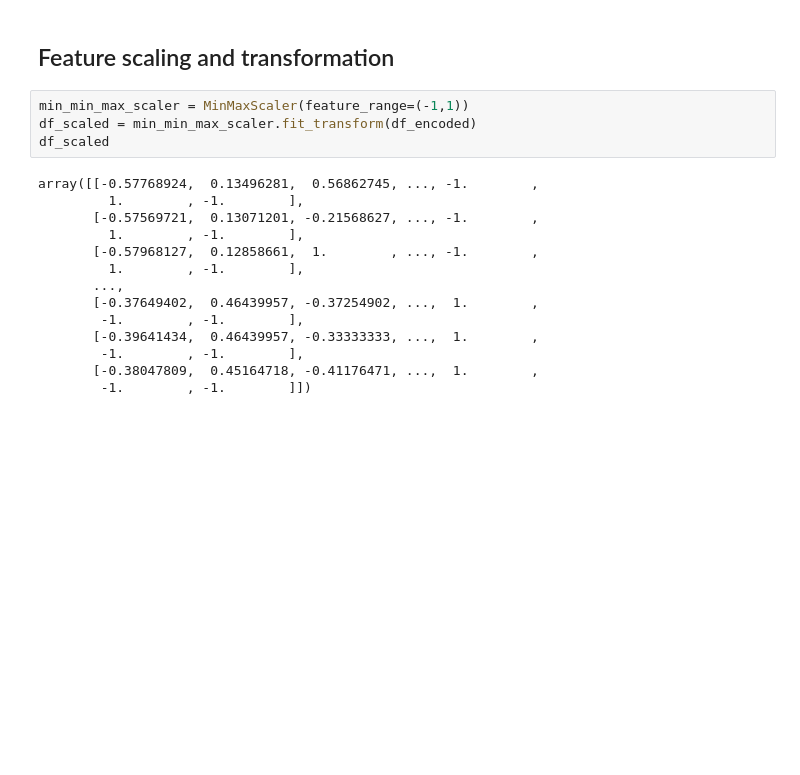
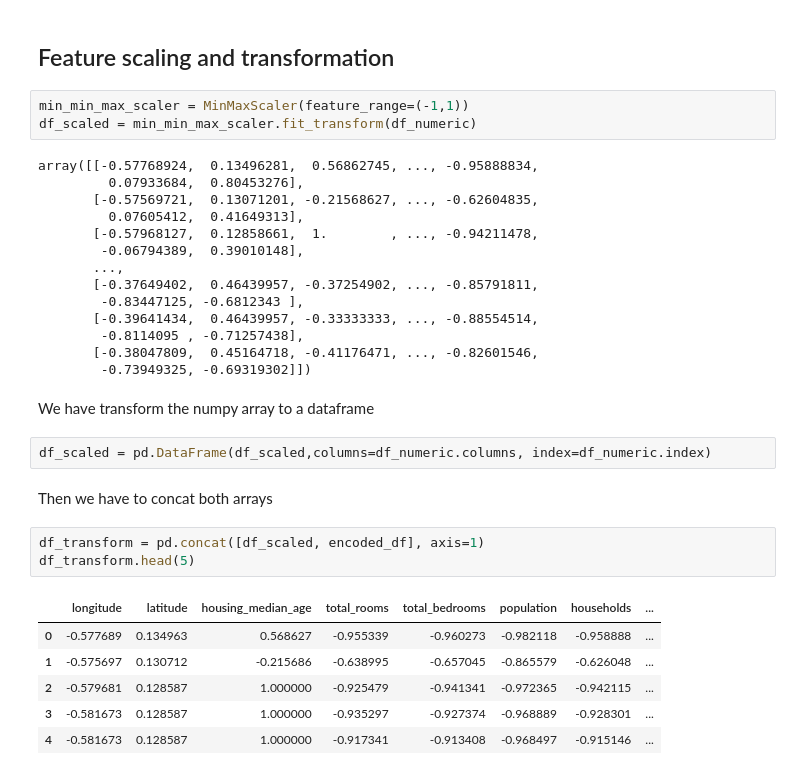
Before and after one commit to psilvac/house_price_project, a Jupyter notebook: notebooks/exploratory_analysis.ipynb, the cells around one changed output. Saved outputs shown, nothing was run; the diff lists cells and outputs as text; blank space fills up the shorter version.

Commit message:
correct transformation

```diff
--- a/notebooks/exploratory_analysis.ipynb
+++ b/notebooks/exploratory_analysis.ipynb
@@ -220,19 +217,34 @@ df_encoded.head(5)
 ## Feature scaling and transformation
 # %%
 min_min_max_scaler = MinMaxScaler(feature_range=(-1,1))
-df_scaled = min_min_max_scaler.fit_transform(df_encoded)
-df_scaled
+df_scaled = min_min_max_scaler.fit_transform(df_numeric)
 # %% [output]
-array([[-0.57768924,  0.13496281,  0.56862745, ..., -1.        ,
-         1.        , -1.        ],
-       [-0.57569721,  0.13071201, -0.21568627, ..., -1.        ,
-         1.        , -1.        ],
-       [-0.57968127,  0.12858661,  1.        , ..., -1.        ,
-         1.        , -1.        ],
+array([[-0.57768924,  0.13496281,  0.56862745, ..., -0.95888834,
+         0.07933684,  0.80453276],
+       [-0.57569721,  0.13071201, -0.21568627, ..., -0.62604835,
+         0.07605412,  0.41649313],
+       [-0.57968127,  0.12858661,  1.        , ..., -0.94211478,
+        -0.06794389,  0.39010148],
        ...,
-       [-0.37649402,  0.46439957, -0.37254902, ...,  1.        ,
-        -1.        , -1.        ],
-       [-0.39641434,  0.46439957, -0.33333333, ...,  1.        ,
-        -1.        , -1.        ],
-       [-0.38047809,  0.45164718, -0.41176471, ...,  1.        ,
-        -1.        , -1.        ]])
+       [-0.37649402,  0.46439957, -0.37254902, ..., -0.85791811,
+        -0.83447125, -0.6812343 ],
+       [-0.39641434,  0.46439957, -0.33333333, ..., -0.88554514,
+        -0.8114095 , -0.71257438],
+       [-0.38047809,  0.45164718, -0.41176471, ..., -0.82601546,
+        -0.73949325, -0.69319302]])
+# %% [markdown]
+We have transform the numpy array to a dataframe
+# %%
+df_scaled = pd.DataFrame(df_scaled,columns=df_numeric.columns, index=df_numeric.index)
+# %% [markdown]
+Then we have to concat both arrays
+# %%
+df_transform = pd.concat([df_scaled, encoded_df], axis=1)
+df_transform.head(5)
+# %% [output]
+|  | longitude | latitude | housing_median_age | total_rooms | total_bedrooms | population | households | ... |
+| 0 | -0.577689 | 0.134963 | 0.568627 | -0.955339 | -0.960273 | -0.982118 | -0.958888 | ... |
+| 1 | -0.575697 | 0.130712 | -0.215686 | -0.638995 | -0.657045 | -0.865579 | -0.626048 | ... |
+| 2 | -0.579681 | 0.128587 | 1.000000 | -0.925479 | -0.941341 | -0.972365 | -0.942115 | ... |
+| 3 | -0.581673 | 0.128587 | 1.000000 | -0.935297 | -0.927374 | -0.968889 | -0.928301 | ... |
+| 4 | -0.581673 | 0.128587 | 1.000000 | -0.917341 | -0.913408 | -0.968497 | -0.915146 | ... |
```
Also changed, not shown: parts of 1 cell of this notebook.
